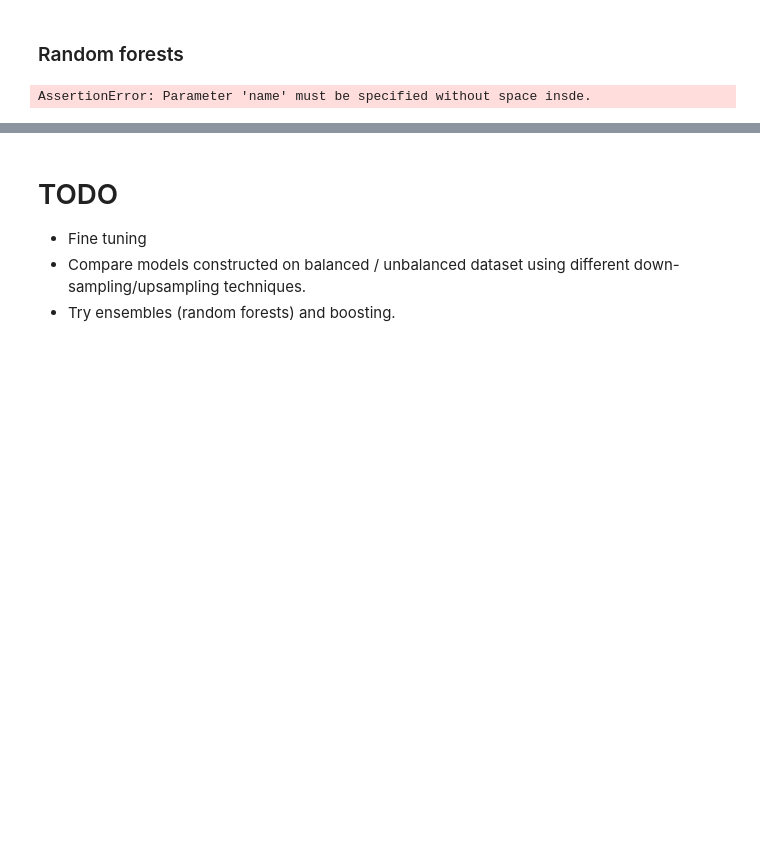
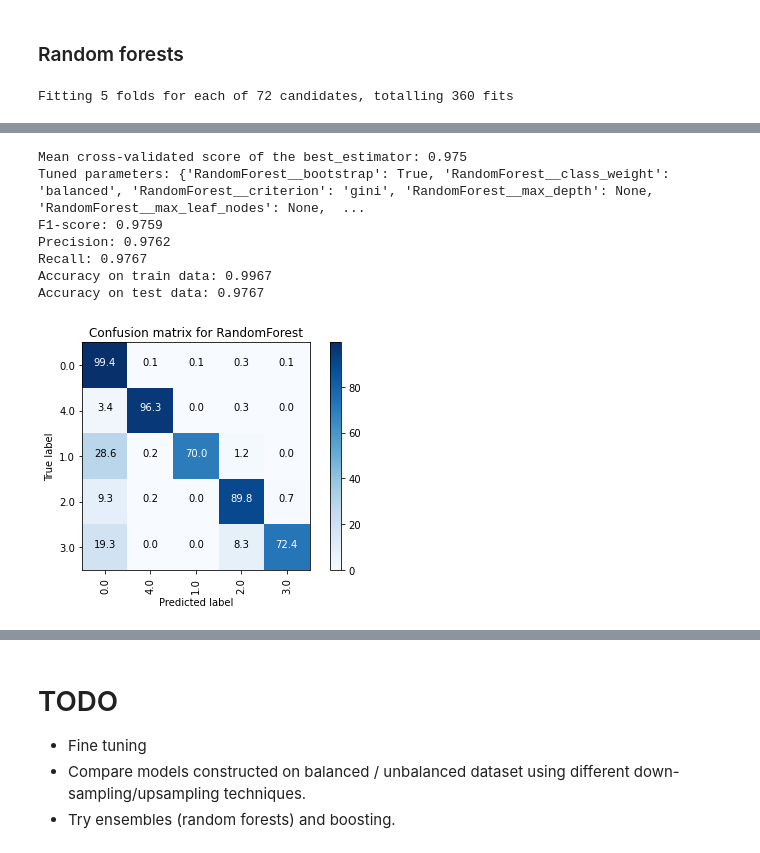
Before and after one commit to nastiag67/ecgn, a Jupyter notebook: README.ipynb, the cells around one changed output, grey strips where cells are left out. Drawn from its saved outputs; the diff is of its cells as text; code cells hidden in the pictures; blank space fills up the shorter version.

```diff
--- a/README.ipynb
+++ b/README.ipynb
@@ -423,18 +503,33 @@ model_ada = cls_models.checkmodel(
 # %% [markdown]
 ### Random forests
 # %%
+%%time
 from sklearn.ensemble import RandomForestClassifier
 
 name='RandomForest'
-model = RandomForestClassifier(random_state=42)
+model = RandomForestClassifier(random_state=42,
+                              n_jobs=None,  # None
+                              )
 
 steps=[]
 
 parameters = {
-
+    'RandomForest__n_estimators': [100, 500],  # 100
+    'RandomForest__criterion': ['gini'],  # gini
+    'RandomForest__max_depth': [None, 5, 10],  # None
+    'RandomForest__min_samples_split': [2, 5],  # 2
+    'RandomForest__min_samples_leaf': [1, 5],  # 1
+    'RandomForest__min_weight_fraction_leaf': [0],  # 0
+#     'RandomForest__max_features': ['auto'],  # auto
+    'RandomForest__max_leaf_nodes': [None],  # None
+    'RandomForest__min_impurity_decrease': [0],  # 0
+    'RandomForest__bootstrap': [True],  # True
+    'RandomForest__oob_score': [True],  # False - only if bootstrap=True
+    'RandomForest__max_samples': [None],  # None - if bootstrap=True
+    'RandomForest__class_weight': [None, 'balanced', {0:0.1, 1:0.3, 2:0.1, 3:0.4, 4:0.1}],  # None
 }
 
-model_ada = cls_models.checkmodel(
+model_rf = cls_models.checkmodel(
                                     name,
                                     model,
                                     steps=steps,
@@ -444,8 +539,8 @@ model_ada = cls_models.checkmodel(
                                     metric='recall',
                                     randomized_search=False,
                                     nfolds=5,
-                                    n_jobs=45,
+                                    n_jobs=56,
                                     verbose=1
                                     )
 # %% [output]
-AssertionError: Parameter 'name' must be specified without space insde.
+Fitting 5 folds for each of 72 candidates, totalling 360 fits
@@ -451,0 +550,8 @@ AssertionError: Parameter 'name' must be specified without space insde.
+Mean cross-validated score of the best_estimator: 0.975
+Tuned parameters: {'RandomForest__bootstrap': True, 'RandomForest__class_weight': 'balanced', 'RandomForest__criterion': 'gini', 'RandomForest__max_depth': None, 'RandomForest__max_leaf_nodes': None,  ...
+F1-score: 0.9759
+Precision: 0.9762
+Recall: 0.9767
+Accuracy on train data: 0.9967
+Accuracy on test data: 0.9767
+[figure, added]
```
Also changed, not shown: parts of 7 cells of this notebook, 10 other files.
